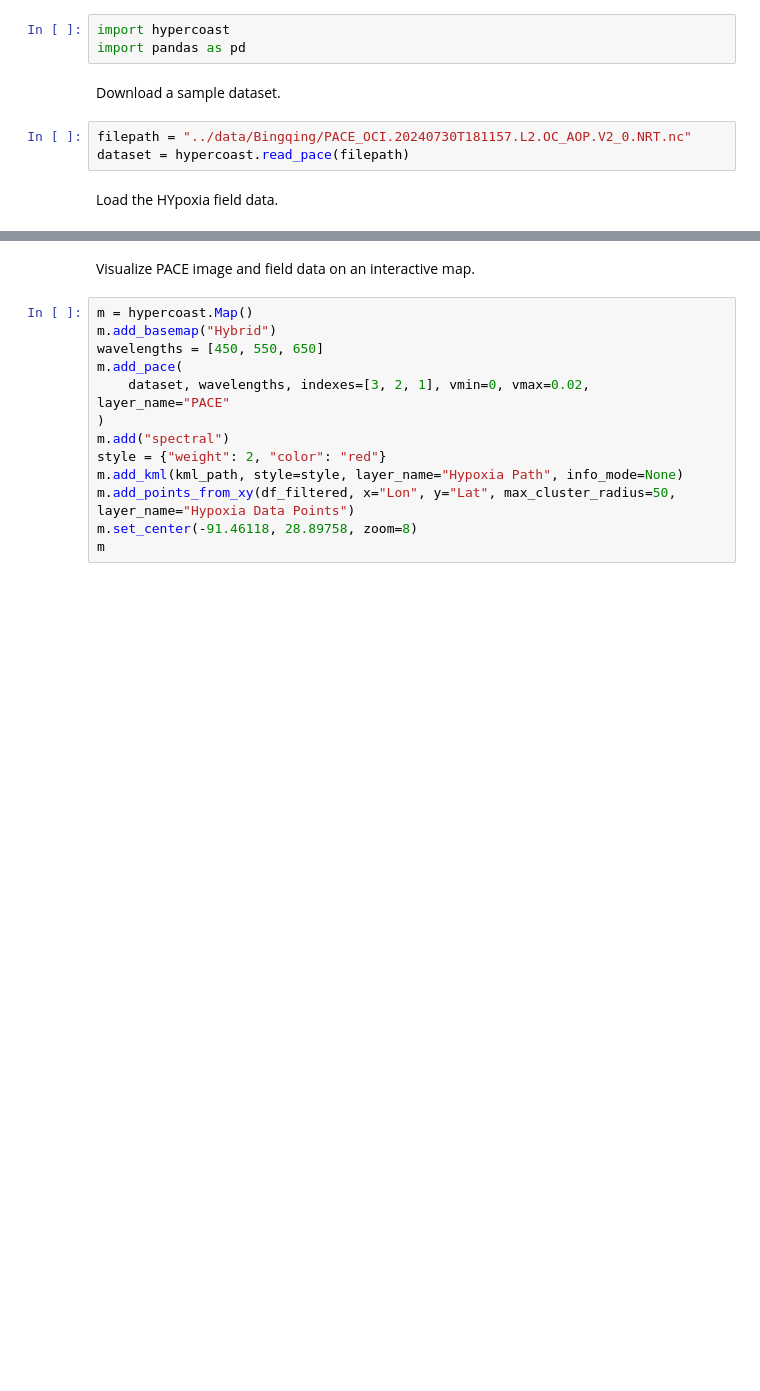
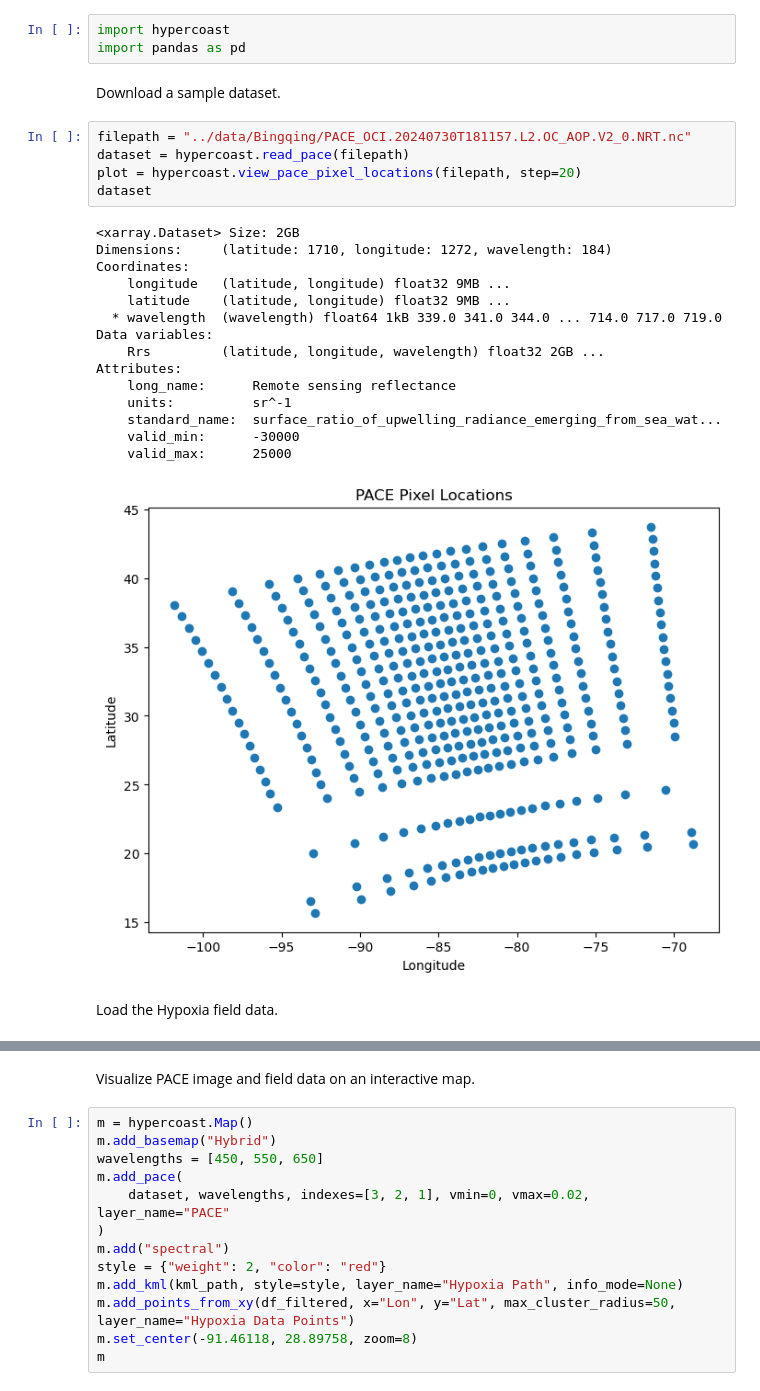
Before and after one commit to PACEHackWeek/proj_2024_PACEToolkit, a Jupyter notebook: notebooks/PACE_Cyano.ipynb, the cells around one changed output, grey strips where cells are left out. Cells and saved outputs as stored; diff of their text form; blank space fills up the shorter version.

```diff
--- a/notebooks/PACE_Cyano.ipynb
+++ b/notebooks/PACE_Cyano.ipynb
@@ -19,8 +20,26 @@ Download a sample dataset.
 # %%
 filepath = "../data/Bingqing/PACE_OCI.20240730T181157.L2.OC_AOP.V2_0.NRT.nc"
 dataset = hypercoast.read_pace(filepath)
+plot = hypercoast.view_pace_pixel_locations(filepath, step=20)
+dataset
+# %% [output]
+<xarray.Dataset> Size: 2GB
+Dimensions:     (latitude: 1710, longitude: 1272, wavelength: 184)
+Coordinates:
+    longitude   (latitude, longitude) float32 9MB ...
+    latitude    (latitude, longitude) float32 9MB ...
+  * wavelength  (wavelength) float64 1kB 339.0 341.0 344.0 ... 714.0 717.0 719.0
+Data variables:
+    Rrs         (latitude, longitude, wavelength) float32 2GB ...
+Attributes:
+    long_name:      Remote sensing reflectance
+    units:          sr^-1
+    standard_name:  surface_ratio_of_upwelling_radiance_emerging_from_sea_wat...
+    valid_min:      -30000
+    valid_max:      25000
+[figure, added]
 # %% [markdown]
-Load the HYpoxia field data.
+Load the Hypoxia field data.
 # %%
 kml_path = "../data/Bingqing/GOM_Hypoxia.kml"
 filepath = "../data/Bingqing/Hypoxia_Data_Sheet.xlsx"
```
Also changed, not shown: parts of 5 cells of this notebook.
